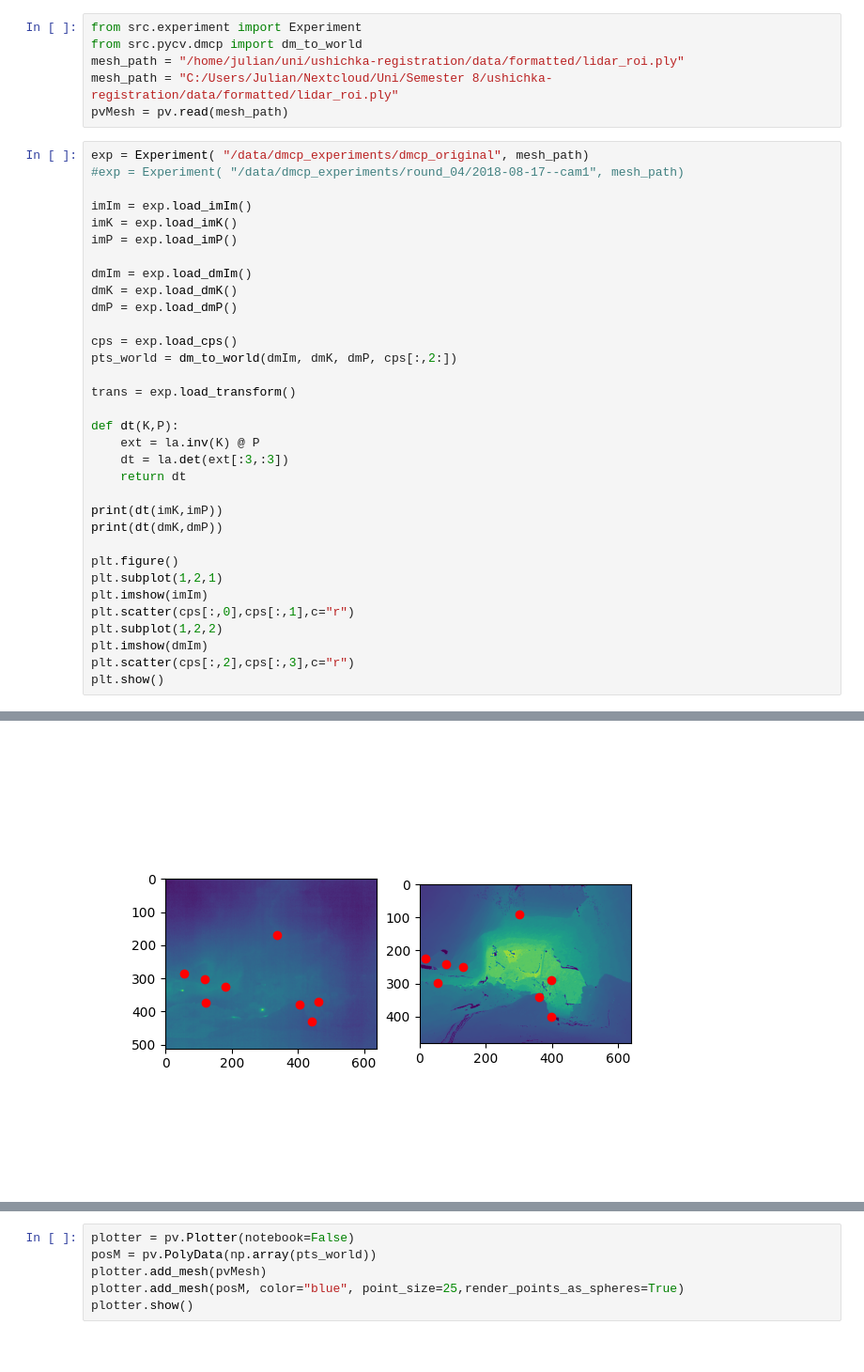
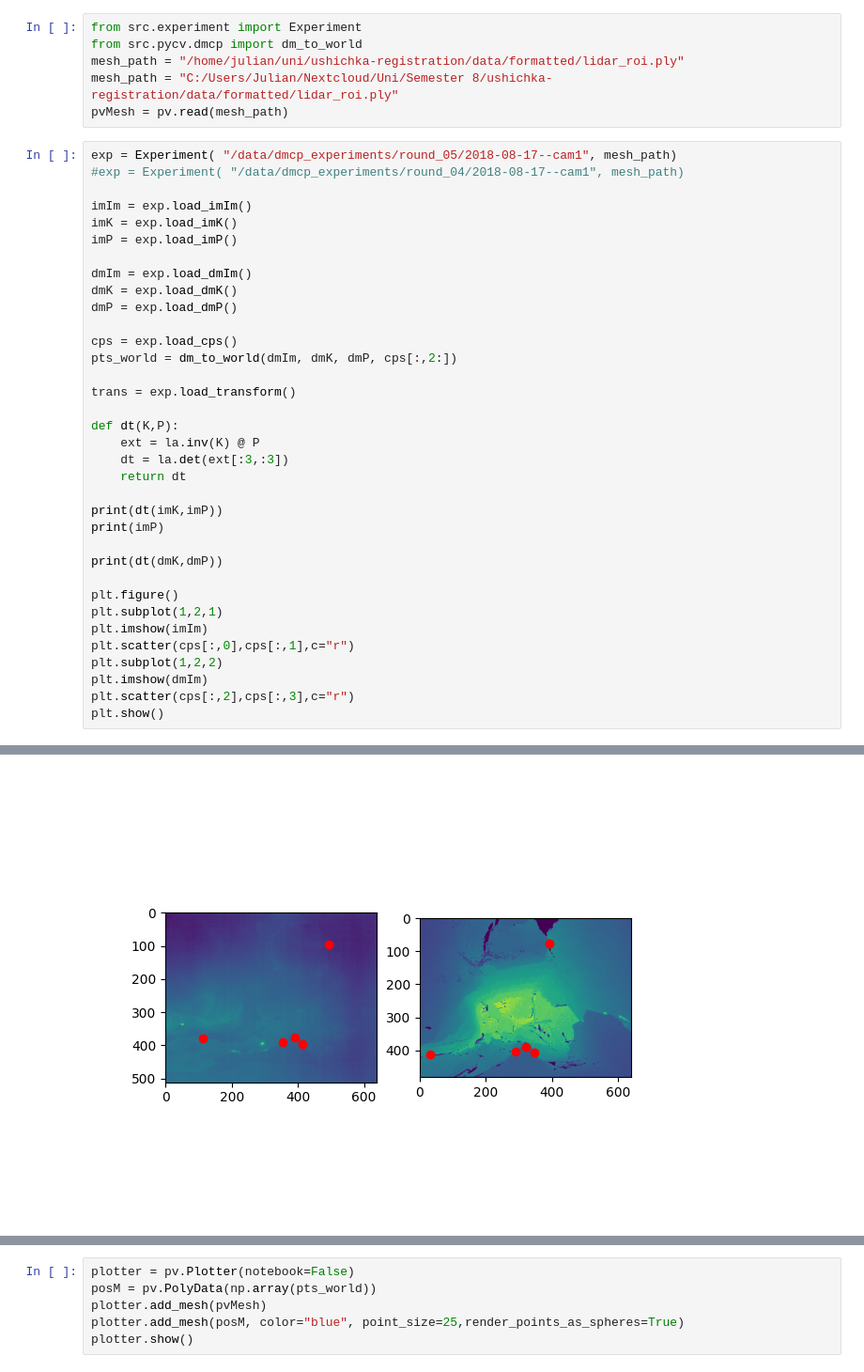
Before and after one commit to ushichka/dmcp, a Jupyter notebook: notebooks/test.ipynb, the cells around one changed output, grey strips where cells are left out. Shown at 94% size. Cells and saved outputs as stored; diff of their text form.

```diff
--- a/notebooks/test.ipynb
+++ b/notebooks/test.ipynb
@@ -20,7 +20,7 @@ mesh_path = "/home/julian/uni/ushichka-registration/data/formatted/lidar_roi.ply
 mesh_path = "C:/Users/Julian/Nextcloud/Uni/Semester 8/ushichka-registration/data/formatted/lidar_roi.ply"
 pvMesh = pv.read(mesh_path)
 # %%
-exp = Experiment( "/data/dmcp_experiments/dmcp_original", mesh_path)
+exp = Experiment( "/data/dmcp_experiments/round_05/2018-08-17--cam1", mesh_path)
 #exp = Experiment( "/data/dmcp_experiments/round_04/2018-08-17--cam1", mesh_path)
 
 imIm = exp.load_imIm()
@@ -42,6 +42,8 @@ def dt(K,P):
     return dt
 
 print(dt(imK,imP))
+print(imP)
+
 print(dt(dmK,dmP))
 
 plt.figure()
@@ -58 +63 @@ plt.show()
-[figure, old version]
+[figure, new version]
```
Also changed, not shown: parts of 12 cells of this notebook, 5 other files.
